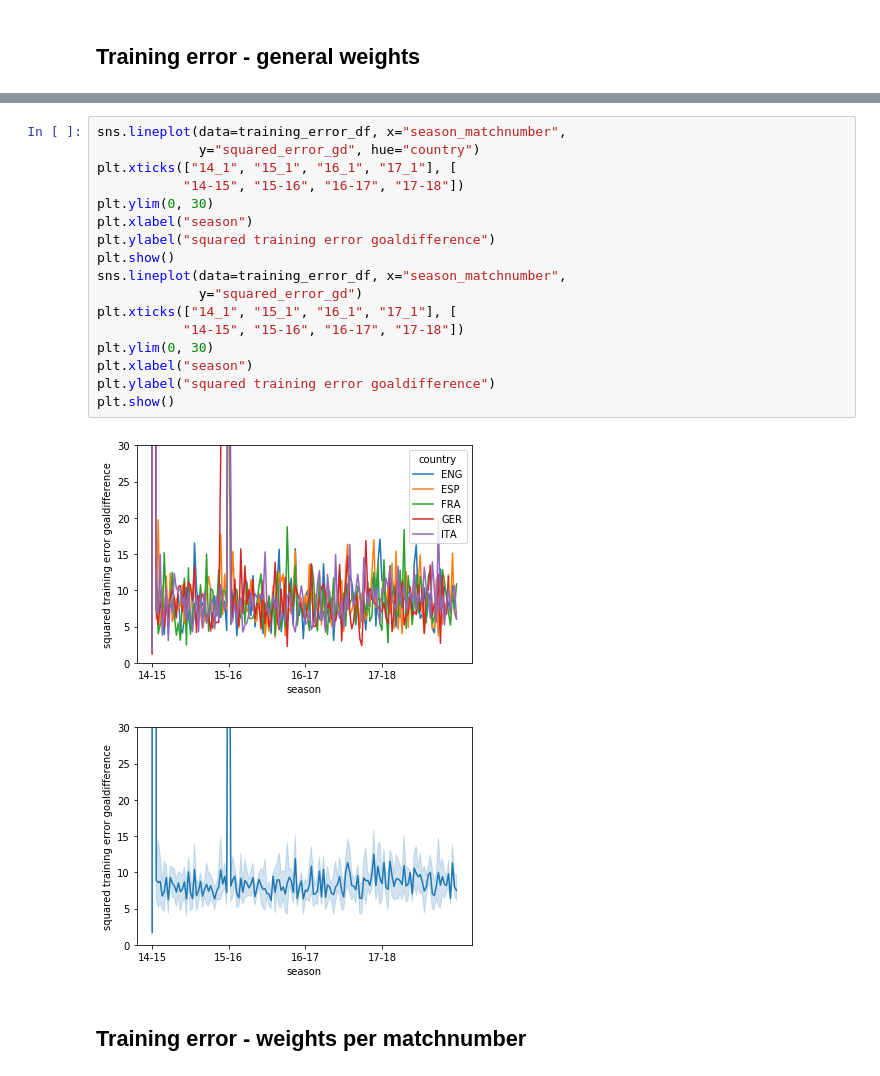
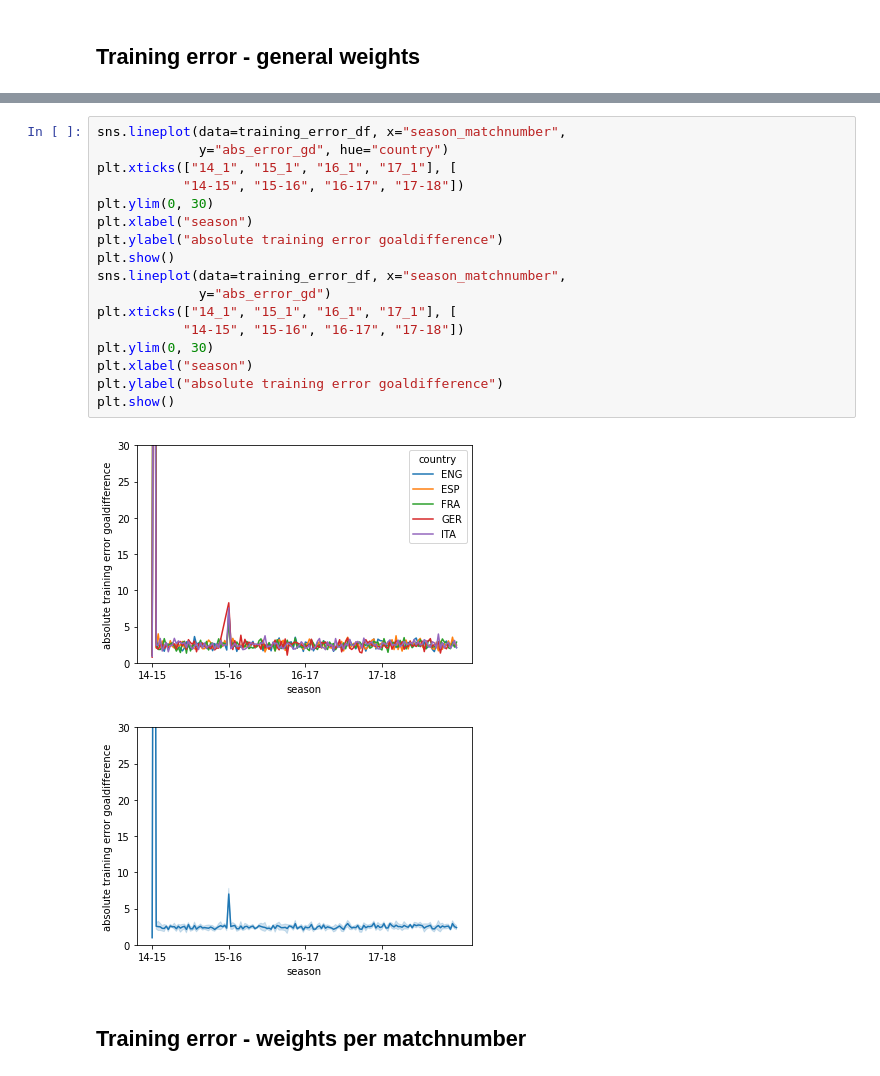
Before and after one commit to LUKEx76/football_prediction, a Jupyter notebook: ac_model/ac_regression.ipynb, the cells around one changed output, grey strips where cells are left out. Cells and saved outputs as stored; diff of their text form.

Commit message:
change to absolute loss

```diff
--- a/ac_model/ac_regression.ipynb
+++ b/ac_model/ac_regression.ipynb
@@ -329,23 +351,23 @@ plt.show()
 # %%
 sns.lineplot(data=training_error_df, x="season_matchnumber",
-             y="squared_error_gd", hue="country")
+             y="abs_error_gd", hue="country")
 plt.xticks(["14_1", "15_1", "16_1", "17_1"], [
            "14-15", "15-16", "16-17", "17-18"])
 plt.ylim(0, 30)
 plt.xlabel("season")
-plt.ylabel("squared training error goaldifference")
+plt.ylabel("absolute training error goaldifference")
 plt.show()
 sns.lineplot(data=training_error_df, x="season_matchnumber",
-             y="squared_error_gd")
+             y="abs_error_gd")
 plt.xticks(["14_1", "15_1", "16_1", "17_1"], [
            "14-15", "15-16", "16-17", "17-18"])
 plt.ylim(0, 30)
 plt.xlabel("season")
-plt.ylabel("squared training error goaldifference")
+plt.ylabel("absolute training error goaldifference")
 plt.show()
 # %% [output]
-[figure, old version]
+[figure, new version]
-[figure, old version]
+[figure, new version]
 # %% [markdown]
 ## Training error - weights per matchnumber
 # %%
```
Also changed, not shown: parts of 12 cells of this notebook, 9 other files.
